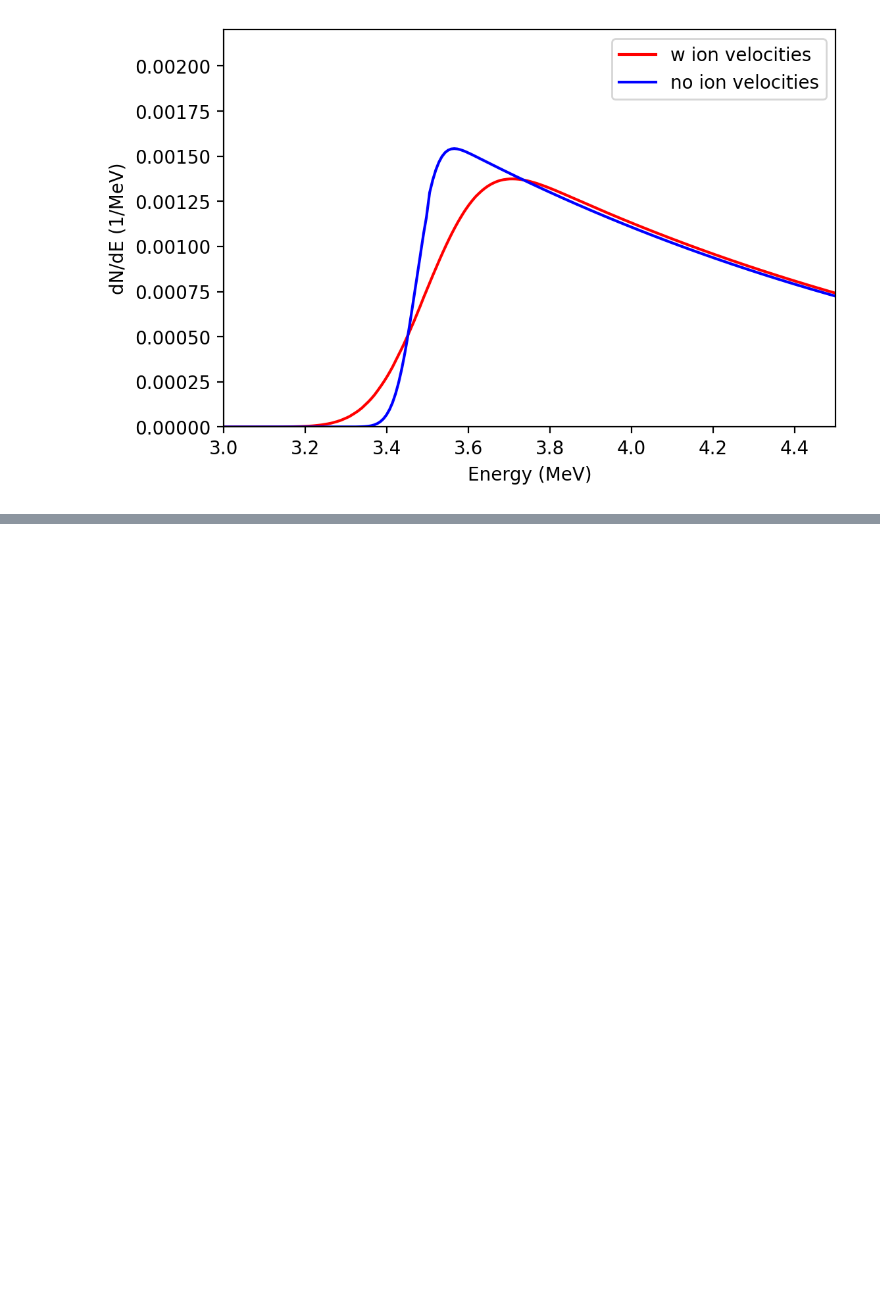
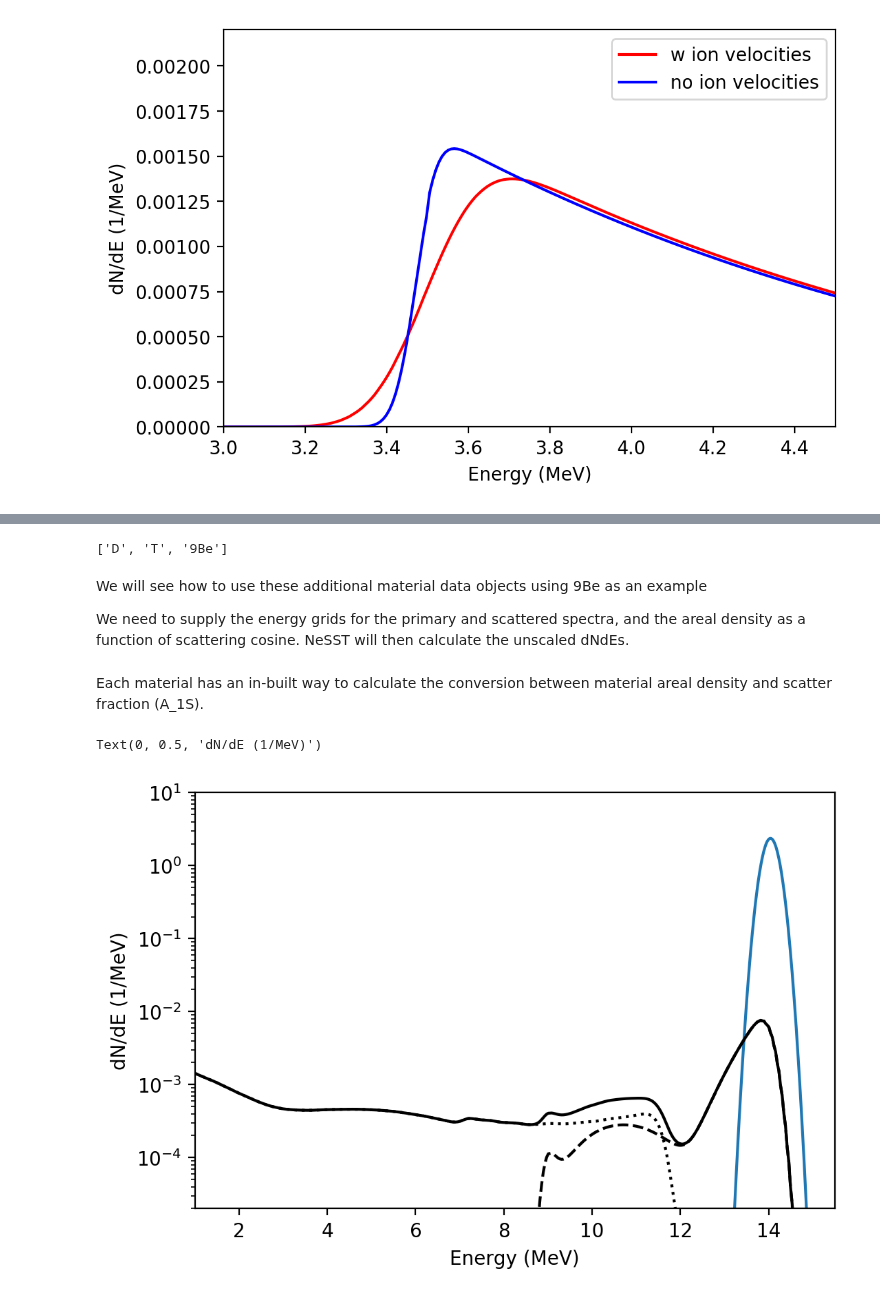
Before and after one commit to aidancrilly/NeSST, a Jupyter notebook: example/NeSST Guide.ipynb, the cells around one changed output, grey strips where cells are left out. Saved outputs shown, nothing was run; the diff lists cells and outputs as text; code cells hidden in the pictures; blank space fills up the shorter version.

```diff
--- a/example/NeSST Guide.ipynb
+++ b/example/NeSST Guide.ipynb
@@ -300,0 +302,8 @@ plt.legend()
+# %%
+print(nst.sm.available_materials)
+# %% [output]
+['D', 'T', '9Be']
+# %% [markdown]
+We will see how to use these additional material data objects using 9Be as an example
+
+We need to supply the energy grids for the primary and scattered spectra, and the areal density as a function of scattering cosine. NeSST will then calculate the unscaled dNdEs.
@@ -300,0 +313,22 @@ plt.legend()
+# %% [markdown]
+Each material has an in-built way to calculate the conversion between material areal density and scatter fraction (A_1S).
+# %%
+rhoR = 100 #mg/cm^2
+A_1S = nst.sm.mat_9Be.rhoR_2_A1s(rhoR)
+
+plt.figure(dpi=200)
+
+plt.semilogy(E_pspec,dNdE_DT)
+dNdE_scatter = A_1S*nst.sm.mat_9Be.elastic_dNdE+A_1S*nst.sm.mat_9Be.n2n_dNdE
+plt.semilogy(E_sspec,dNdE_scatter,'k')
+# Components
+plt.semilogy(E_sspec,A_1S*nst.sm.mat_9Be.elastic_dNdE,'k--')
+plt.semilogy(E_sspec,A_1S*nst.sm.mat_9Be.n2n_dNdE,'k:')
+
+plt.xlim(E_pspec[0],E_pspec[-1])
+plt.ylim(2e-5,1e1)
+plt.xlabel("Energy (MeV)")
+plt.ylabel("dN/dE (1/MeV)")
+# %% [output]
+Text(0, 0.5, 'dN/dE (1/MeV)')
+[figure, added]
```
Also changed, not shown: parts of 5 cells of this notebook, 9 other files.
